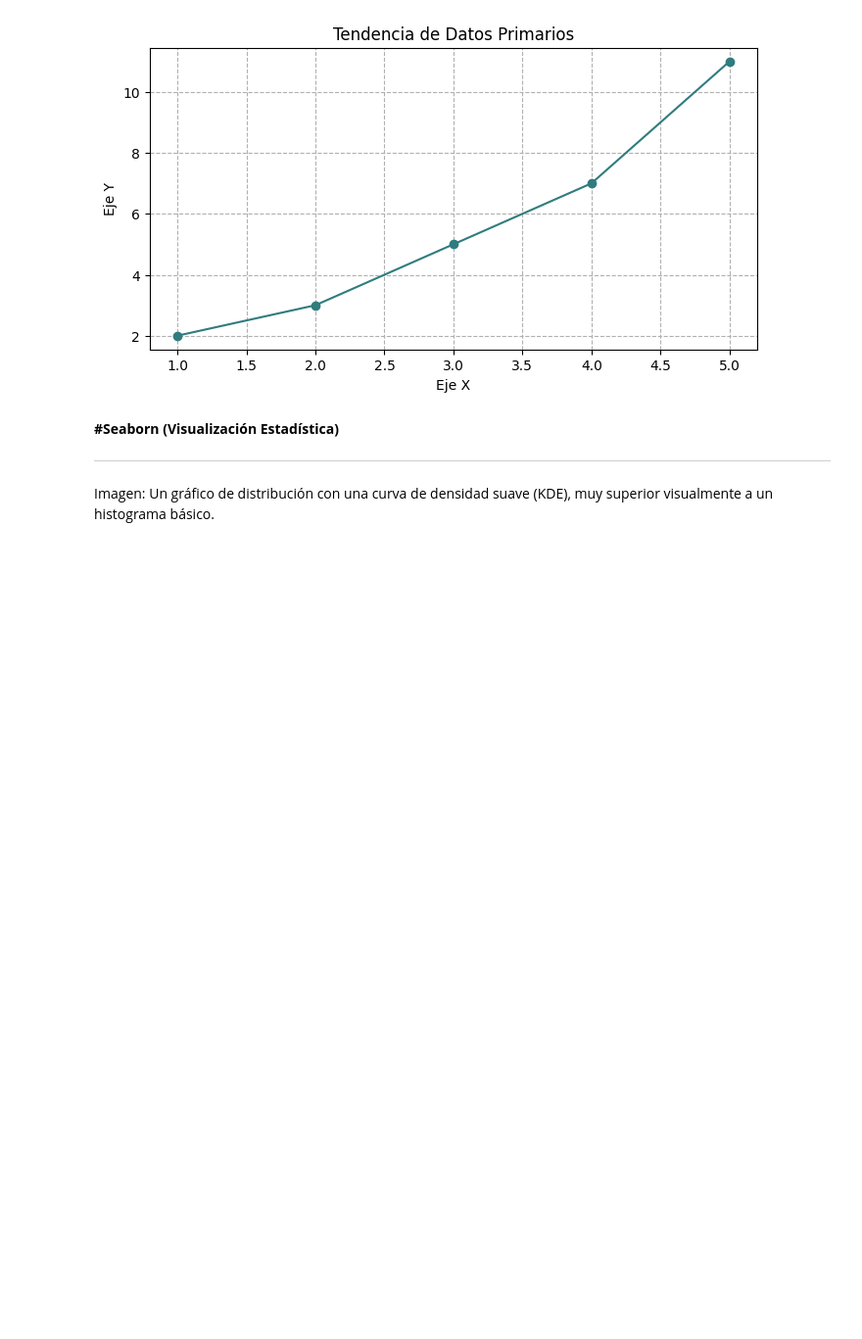
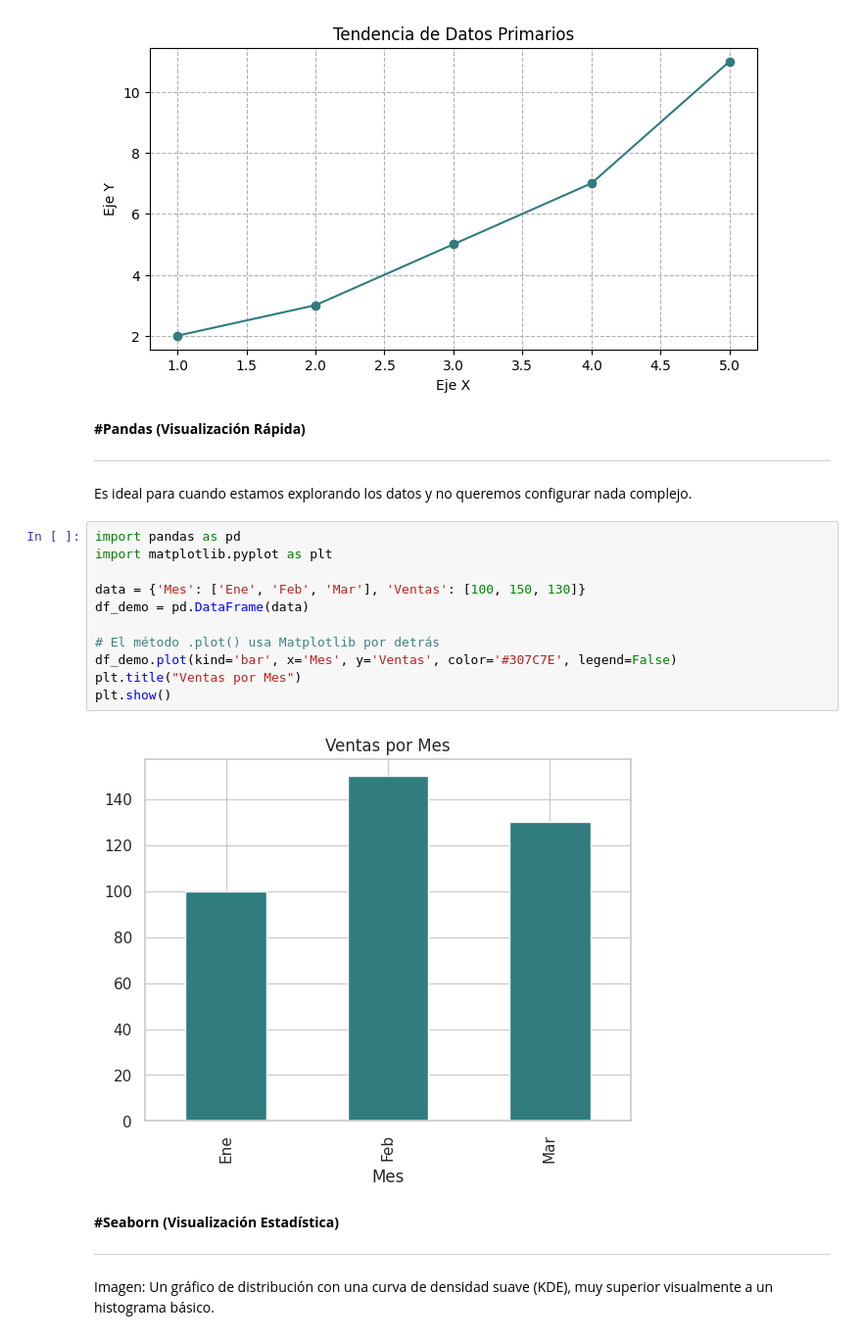
Before and after one commit to acolivera/colabs_VdD, a Jupyter notebook: modulo2_ejemplos_python.ipynb, the cells around one changed output. Shown at 98% size. Cells and saved outputs as stored; diff of their text form; blank space fills up the shorter version.

```diff
--- a/modulo2_ejemplos_python.ipynb
+++ b/modulo2_ejemplos_python.ipynb
@@ -25,6 +25,27 @@ plt.grid(True, linestyle='--')
 plt.show()
 # %% [output]
 [figure]
+# %% [markdown]
+**#Pandas (Visualización Rápida)**
+
+
+---
+
+
+Es ideal para cuando estamos explorando los datos y no queremos configurar nada complejo.
+# %%
+import pandas as pd
+import matplotlib.pyplot as plt
+
+data = {'Mes': ['Ene', 'Feb', 'Mar'], 'Ventas': [100, 150, 130]}
+df_demo = pd.DataFrame(data)
+
+# El método .plot() usa Matplotlib por detrás
+df_demo.plot(kind='bar', x='Mes', y='Ventas', color='#307C7E', legend=False)
+plt.title("Ventas por Mes")
+plt.show()
+# %% [output]
+[figure, added]
 # %% [markdown]
 **#Seaborn (Visualización Estadística)**
 
```
Also changed, not shown: parts of 15 cells of this notebook.
